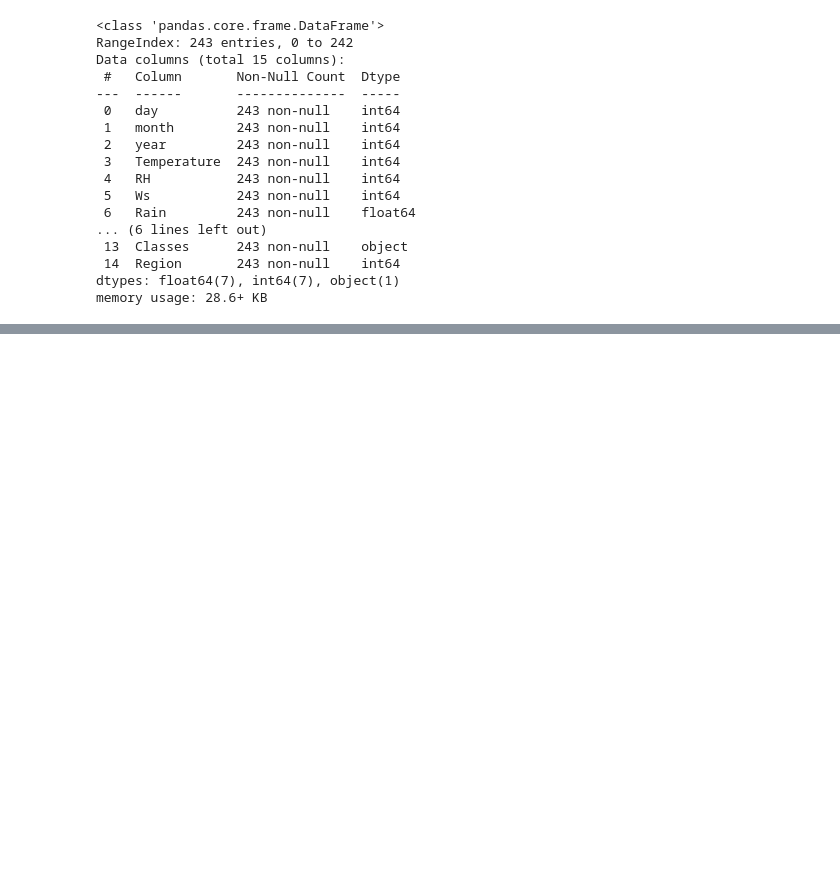
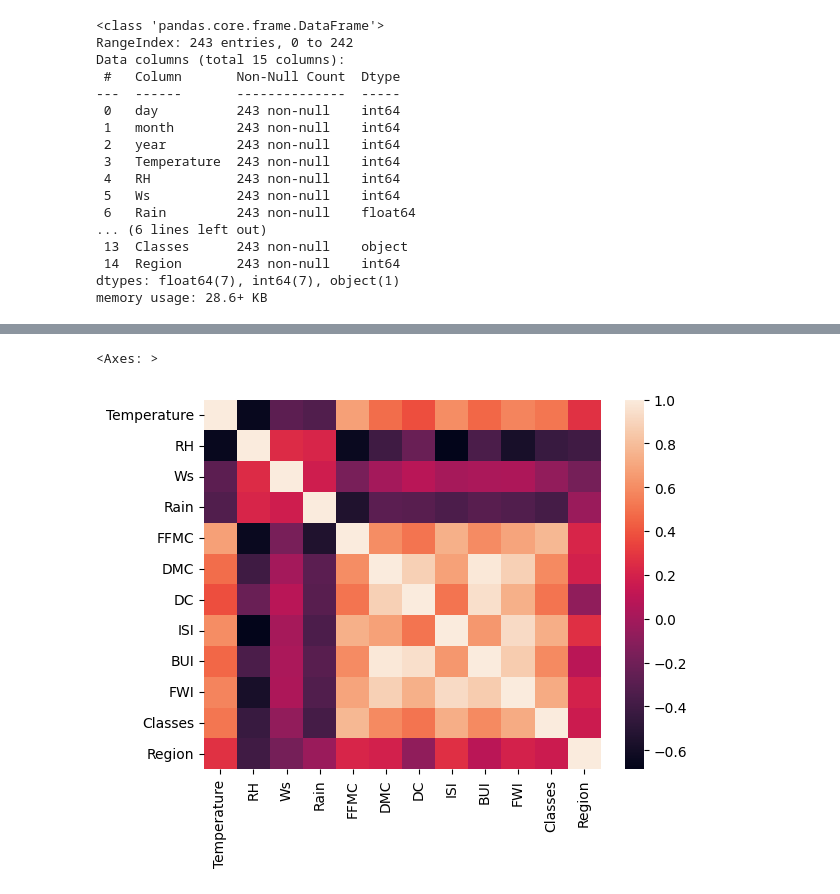
Before and after one commit to z-ABYa/ML, a Jupyter notebook: Linear regression/ridge-lasso-elasticnet-regression.ipynb, the cells around one changed output, grey strips where cells are left out. Cells and saved outputs as stored; diff of their text form; code cells hidden in the pictures; blank space fills up the shorter version.

```diff
--- a/Linear regression/ridge-lasso-elasticnet-regression.ipynb
+++ b/Linear regression/ridge-lasso-elasticnet-regression.ipynb
@@ -213,0 +288,4 @@ memory usage: 28.6+ KB
+# %%
+## Correlation
+corr = df_copy.corr()
+corr
@@ -213,0 +306,5 @@ memory usage: 28.6+ KB
+# %%
+sns.heatmap(corr)
+# %% [output]
+<Axes: >
+[figure, added]
```
Also changed, not shown: parts of 16 cells of this notebook.
